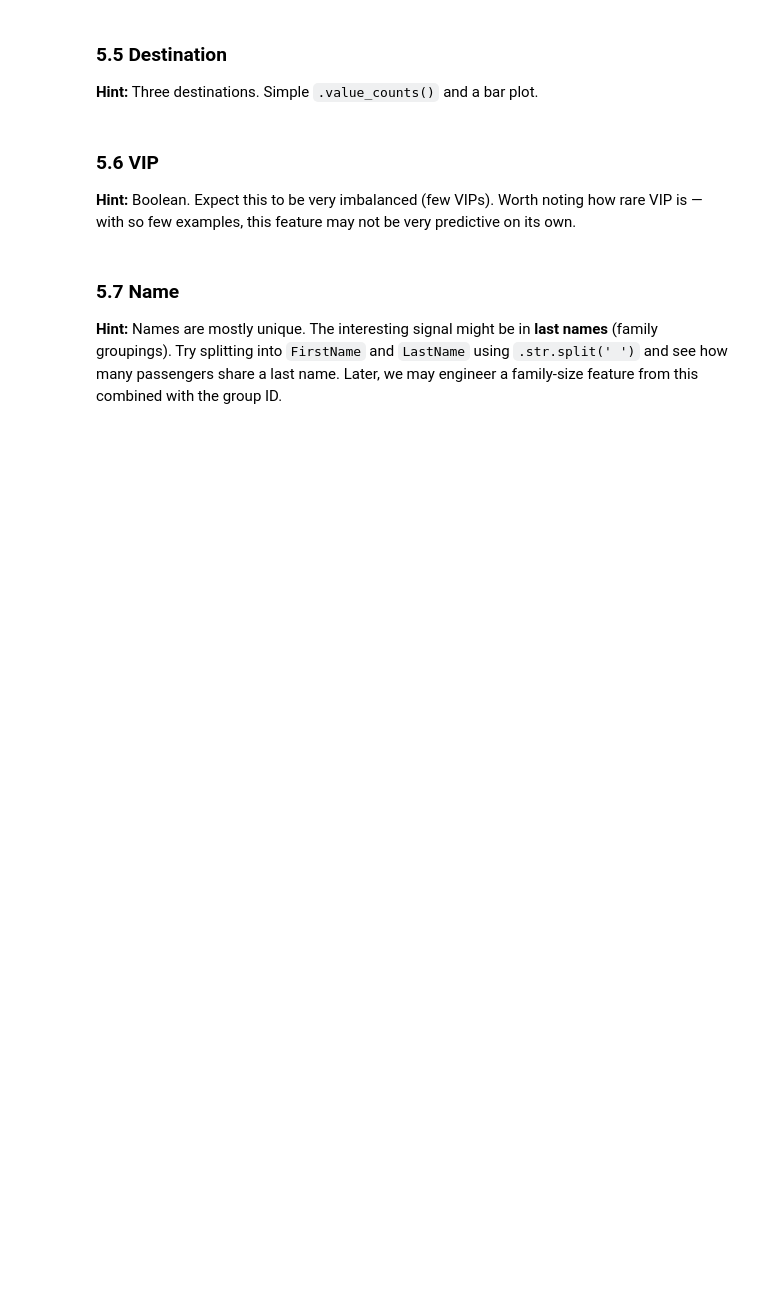
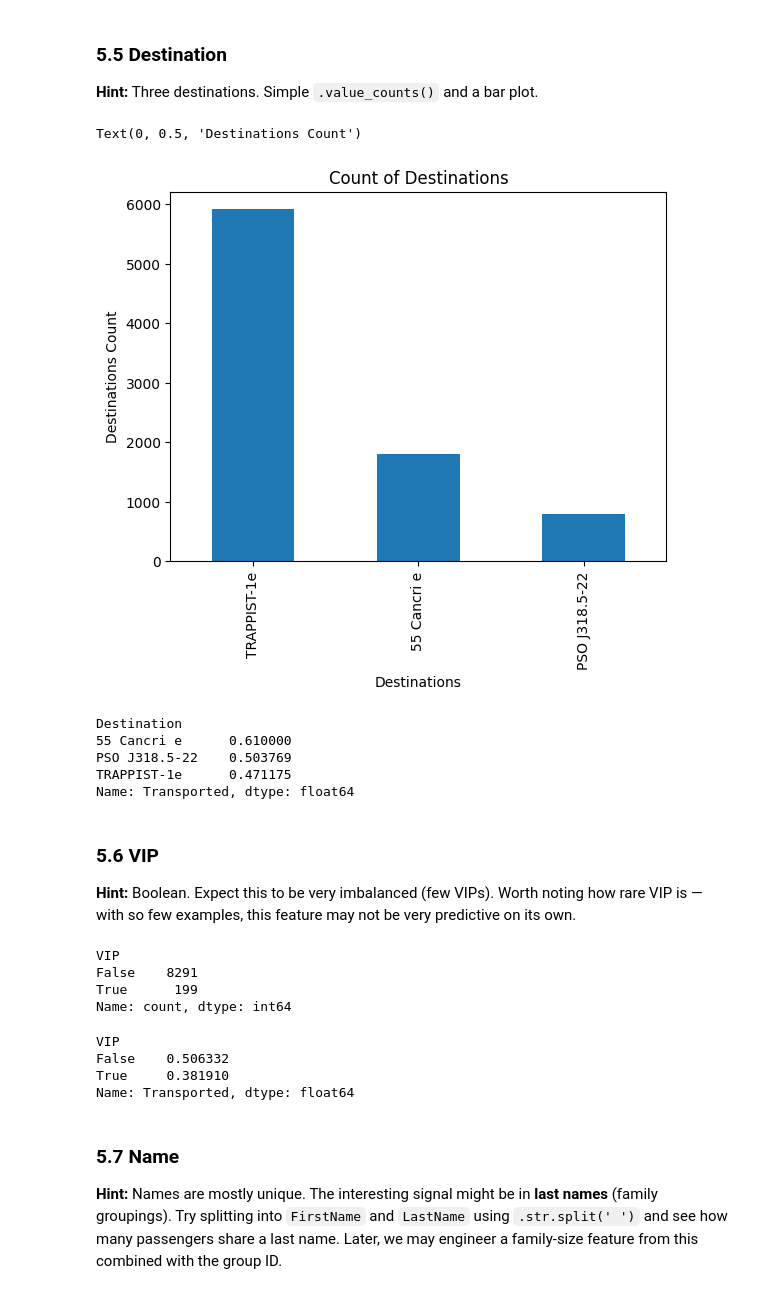
Before and after one commit to MariosGIT3526/Spaceship_Titanic_MP, a Jupyter notebook: Spaceship_Titanic_MP/notebooks/01_eda.ipynb, the cells around one changed output. Drawn from its saved outputs; the diff is of its cells as text; code cells hidden in the pictures; blank space fills up the shorter version.

```diff
--- a/Spaceship_Titanic_MP/notebooks/01_eda.ipynb
+++ b/Spaceship_Titanic_MP/notebooks/01_eda.ipynb
@@ -119,0 +491,2 @@ This is a **binary classification** problem with the target variable `Transporte
+# %%
+train["Cabin_Deck"] = train["Cabin"].str.split('/').str[0]
@@ -119,0 +523,4 @@ This is a **binary classification** problem with the target variable `Transporte
+# %%
+train["Cabin_Num"] = train["Cabin"].str.split('/').str[1]
+# %%
+train["Cabin_Side"] = train["Cabin"].str.split('/').str[2]
@@ -121,10 +565,40 @@ This is a **binary classification** problem with the target variable `Transporte
 ### 5.5 Destination
 
 **Hint:** Three destinations. Simple `.value_counts()` and a bar plot.
+# %%
+train["Destination"].value_counts().plot(kind = "bar")
+plt.title('Count of Destinations')
+plt.xlabel('Destinations')
+plt.ylabel('Destinations Count')
+# %% [output]
+Text(0, 0.5, 'Destinations Count')
+[figure, added]
+# %%
+train.groupby('Destination')[target].mean().sort_values(ascending=False)
+# %% [output]
+Destination
+55 Cancri e      0.610000
+PSO J318.5-22    0.503769
+TRAPPIST-1e      0.471175
+Name: Transported, dtype: float64
 # %% [markdown]
 ### 5.6 VIP
 
 **Hint:** Boolean. Expect this to be very imbalanced (few VIPs). Worth noting how rare VIP is — with so few examples, this feature may not be very predictive on its own.
+# %%
+train["VIP"].value_counts()
+# %% [output]
+VIP
+False    8291
+True      199
+Name: count, dtype: int64
+# %%
+train.groupby('VIP')[target].mean()
+# %% [output]
+VIP
+False    0.506332
+True     0.381910
+Name: Transported, dtype: float64
 # %% [markdown]
 ### 5.7 Name
 
```
Also changed, not shown: parts of 61 cells of this notebook.
